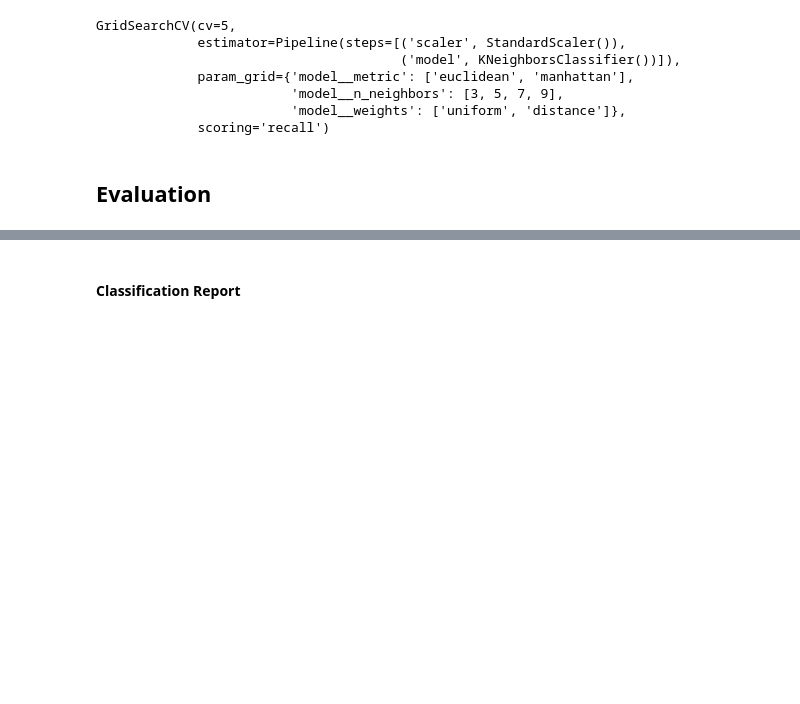
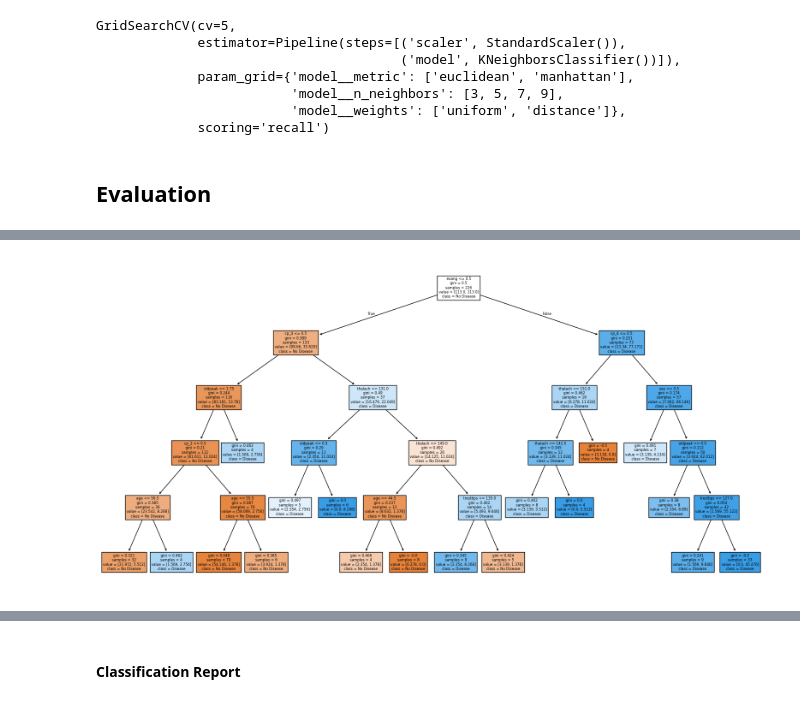
Before and after one commit to zar12321/HeartDiseaseRiskPrediction-Classification-MLComparison-JupyterNotebook, a Jupyter notebook: HeartDiseaseRiskPrediction-Classification-ModelComparison-JupyterNotebook.ipynb, the cells around one changed output, grey strips where cells are left out. Saved outputs shown, nothing was run; the diff lists cells and outputs as text; code cells hidden in the pictures; blank space fills up the shorter version.

```diff
--- a/HeartDiseaseRiskPrediction-Classification-ModelComparison-JupyterNotebook.ipynb
+++ b/HeartDiseaseRiskPrediction-Classification-ModelComparison-JupyterNotebook.ipynb
@@ -470,7 +553,8 @@ param_rf = {
     'model__n_estimators': [100, 200],
     'model__max_depth': [5, 10, None],
     'model__min_samples_split': [2, 5],
-    'model__min_samples_leaf': [1, 2]
+    'model__min_samples_leaf': [1, 2],
+    'model__class_weight': [None, 'balanced']
 }
 
 grid_rf = GridSearchCV(pipe_rf, param_rf, cv=5, scoring='recall')
@@ -501,7 +586,7 @@ param_svm = {
 }
 
 grid_svm = GridSearchCV(pipe_svm, param_svm, cv=5, scoring='recall')
-grid_svm.fit(x_train, y_train)
+grid_svm.fit(x_train_scaled, y_train)
 # %% [output]
 GridSearchCV(cv=5,
              estimator=Pipeline(steps=[('scaler', StandardScaler()),
@@ -527,7 +612,7 @@ param_knn = {
 }
 
 grid_knn = GridSearchCV(pipe_knn, param_knn, cv=5, scoring='recall')
-grid_knn.fit(x_train, y_train)
+grid_knn.fit(x_train_scaled, y_train)
 # %% [output]
 GridSearchCV(cv=5,
              estimator=Pipeline(steps=[('scaler', StandardScaler()),
@@ -622,0 +674,11 @@ Kemudian, dapat diambil informasi lanjutan untuk setiap fiturnya yakni sebagai b
+# %%
+# feature importance decision tree
+best_dt = grid_dt.best_estimator_.named_steps['model']
+feature_importance_dt = pd.DataFrame({
+    'Feature': x_train.columns,
+    'Importance': best_dt.feature_importances_
+}).sort_values(
+    by='Importance',
+    ascending=False)
+
+print(feature_importance_dt)
@@ -622,0 +700,15 @@ Kemudian, dapat diambil informasi lanjutan untuk setiap fiturnya yakni sebagai b
+# %%
+from sklearn.tree import plot_tree
+import matplotlib.pyplot as plt
+
+plt.figure(figsize=(20,10))
+
+plot_tree(
+    best_dt,
+    feature_names=x_train.columns,
+    class_names=['No Disease', 'Disease'],
+    filled=True
+)
+plt.show()
+# %% [output]
+[figure, added]
```
Also changed, not shown: parts of 51 cells of this notebook.
